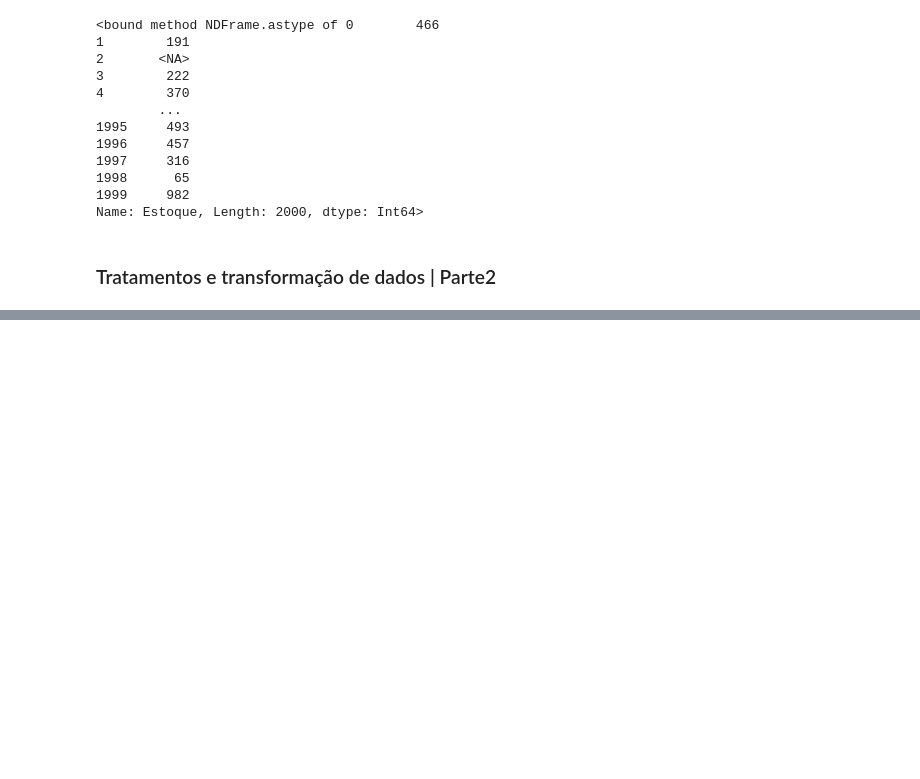
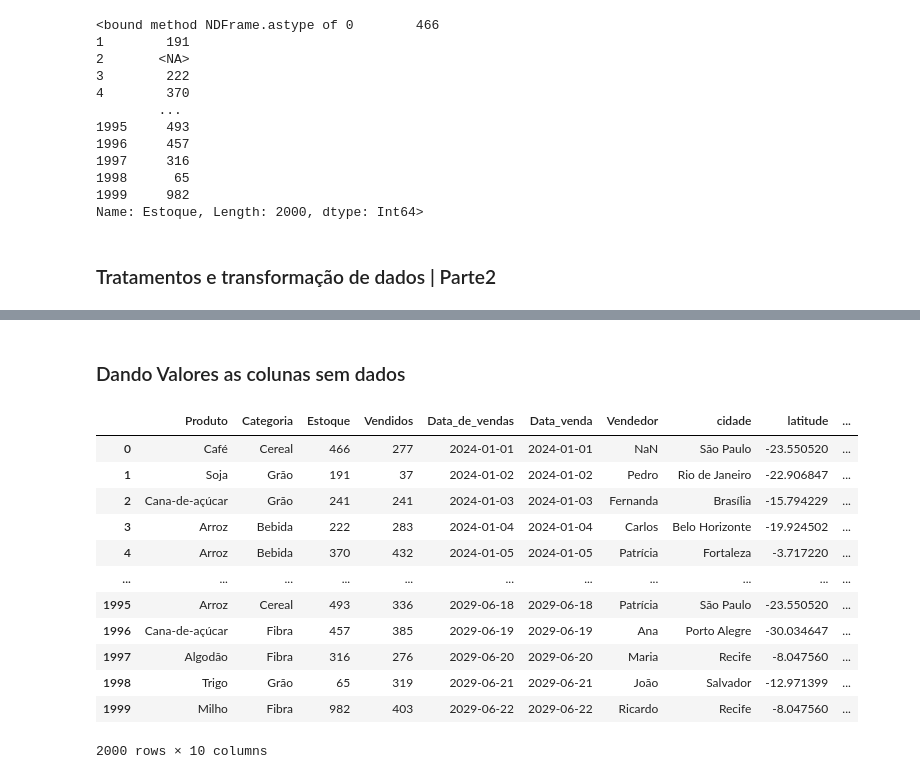
Before and after one commit to DONkay-007/Analise_Completa, a Jupyter notebook: clear.ipynb, the cells around one changed output, grey strips where cells are left out. Saved outputs shown, nothing was run; the diff lists cells and outputs as text; code cells hidden in the pictures; blank space fills up the shorter version.

```diff
--- a/clear.ipynb
+++ b/clear.ipynb
@@ -227,2 +227,25 @@ df
 | 1999 | Milho | Fibra | 982 | 403 | 2029-06-22 | 2029-06-22 | Ricardo | Recife | -8.047560 | ... |
 2000 rows × 10 columns
+# %% [markdown]
+### Dando Valores as colunas sem dados
+# %%
+# Aplicando esses valores em estoque
+if df['Estoque'] is None or df['Estoque'].isnull().all():
+    df['Estoque'] = df['Vendidos']
+else:
+    df['Estoque'] = df['Estoque'].fillna(df['Vendidos'])#`df.describe()` -> estatísticas descritivas das colunas numéricas
+df
+# %% [output]
+|  | Produto | Categoria | Estoque | Vendidos | Data_de_vendas | Data_venda | Vendedor | cidade | latitude | ... |
+| 0 | Café | Cereal | 466 | 277 | 2024-01-01 | 2024-01-01 | NaN | São Paulo | -23.550520 | ... |
+| 1 | Soja | Grão | 191 | 37 | 2024-01-02 | 2024-01-02 | Pedro | Rio de Janeiro | -22.906847 | ... |
+| 2 | Cana-de-açúcar | Grão | 241 | 241 | 2024-01-03 | 2024-01-03 | Fernanda | Brasília | -15.794229 | ... |
+| 3 | Arroz | Bebida | 222 | 283 | 2024-01-04 | 2024-01-04 | Carlos | Belo Horizonte | -19.924502 | ... |
+| 4 | Arroz | Bebida | 370 | 432 | 2024-01-05 | 2024-01-05 | Patrícia | Fortaleza | -3.717220 | ... |
+| ... | ... | ... | ... | ... | ... | ... | ... | ... | ... | ... |
+| 1995 | Arroz | Cereal | 493 | 336 | 2029-06-18 | 2029-06-18 | Patrícia | São Paulo | -23.550520 | ... |
+| 1996 | Cana-de-açúcar | Fibra | 457 | 385 | 2029-06-19 | 2029-06-19 | Ana | Porto Alegre | -30.034647 | ... |
+| 1997 | Algodão | Fibra | 316 | 276 | 2029-06-20 | 2029-06-20 | Maria | Recife | -8.047560 | ... |
+| 1998 | Trigo | Grão | 65 | 319 | 2029-06-21 | 2029-06-21 | João | Salvador | -12.971399 | ... |
+| 1999 | Milho | Fibra | 982 | 403 | 2029-06-22 | 2029-06-22 | Ricardo | Recife | -8.047560 | ... |
+2000 rows × 10 columns
```
Also changed, not shown: parts of 22 cells of this notebook, 4 other files.
